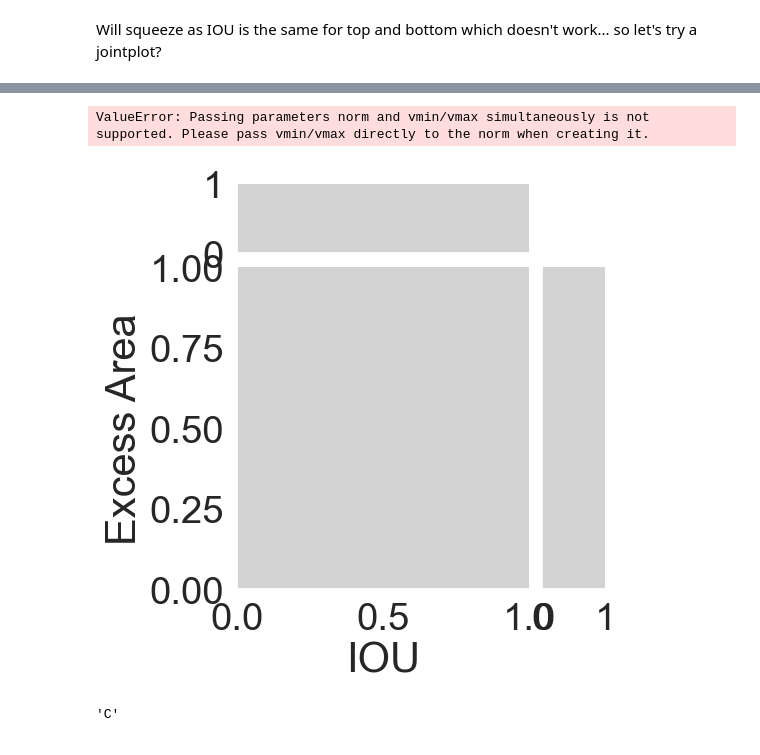
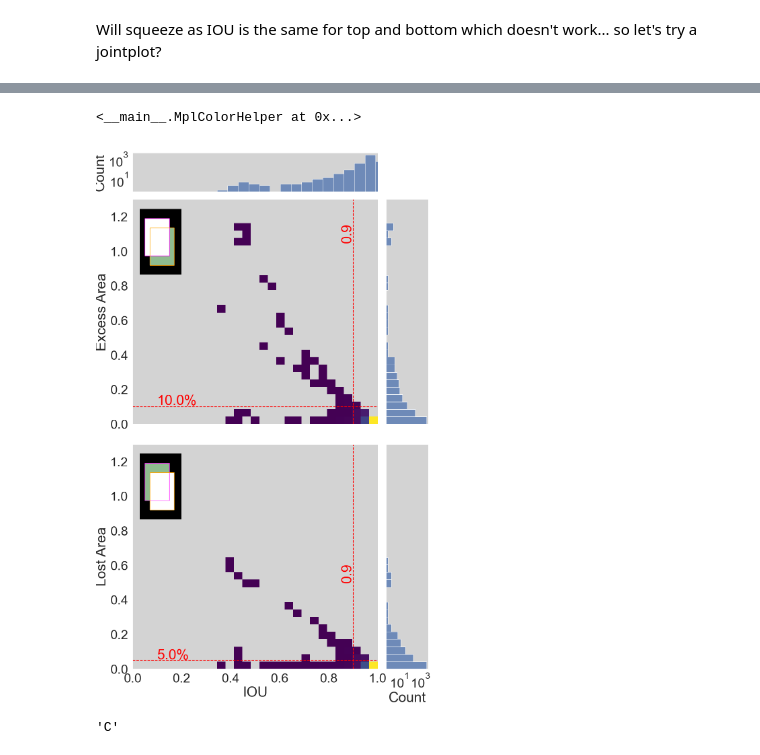
Before and after one commit to ReadingTimeMachine/digitization_at_high_localization, a Jupyter notebook: iou_vs_metrics_of_interest.ipynb, the cells around one changed output, grey strips where cells are left out. Cells and saved outputs as stored; diff of their text form; code cells hidden in the pictures.

```diff
--- a/iou_vs_metrics_of_interest.ipynb
+++ b/iou_vs_metrics_of_interest.ipynb
@@ -754,3 +770,7 @@ AttributeError: 'QuadMesh' object has no property 'log'
+# %%
+col.get_rgb(np.
+# %% [output]
+<__main__.MplColorHelper at 0x...>
 # %%
 #sns.jointplot?
 from matplotlib.colors import LogNorm, SymLogNorm
@@ -797,7 +817,7 @@ fill_col = 'darkseagreen' # fill in excess/loss regions
 ge = sns.jointplot(data=dfe, x="IOU", y="Excess Area", kind="hist", bins=nbins,
                    marginal_kws=dict(bins=nbins[1]),#, bins=30,
                    cmap='viridis',
-                  marginal_ticks=True,ratio=ratio, norm=LogNorm())
+                  marginal_ticks=True,ratio=ratio)#, norm=LogNorm())
 
 ge.ax_marg_x.set_yscale('log')
 ge.ax_marg_y.set_xscale('log')
@@ -871,7 +891,7 @@ ge.ax_joint.add_patch(rectf)
 gl = sns.jointplot(data=dfl, x="IOU", y="Lost Area", kind="hist", bins=nbins,
                    marginal_kws=dict(bins=nbins[1]), #bins=30,
                    cmap='viridis',
-                  marginal_ticks=True,ratio=ratio, cbar=True)
+                  marginal_ticks=True,ratio=ratio)#, cbar=True)
 #gl.ax_marg_y.set_yscale('log')
 gl.ax_marg_y.set_xscale('log')
 #gl.ax_marg_y.set_xlim(lims)
@@ -889,7 +909,7 @@ gl.ax_joint.text(0.1,yp+0.01*(y.max()-y.min()), str(round(yp*100,2))+'%',color=l
 gl.ax_joint.text(xp-0.05, 0.85*(y.max()-y.min()), str(round(xp,3)),color=lines_text_color,rotation=90)
 
 
-base = 4
+base = 8
 #fig = plt.figure(figsize=(base*1.1,base*2.1))
 fig = plt.figure(figsize=(base*1.3,base*2.1))
 gs = gridspec.GridSpec(2,1)
@@ -934,35 +954,34 @@ gl.ax_joint.add_patch(recttw)
 gl.ax_joint.add_patch(rectfw)
 
 # first
 x1e = x1t; x2e = x1f
 y1e = y1t; y2e = y2t
 recte1 = pt.Rectangle((x1e, y1e), x2e - x1e, y2e - y1e, linewidth=0, edgecolor=None,
                          facecolor=fill_col)
 gl.ax_joint.add_patch(recte1)
 # second
 x1e2 = x1f; x2e2 = x2t
 y1e2 = y2f; y2e2 = y2t
 recte2 = pt.Rectangle((x1e2, y1e2), x2e2 - x1e2, y2e2 - y1e2, linewidth=0, edgecolor=None,
                          facecolor=fill_col)
 gl.ax_joint.add_patch(recte2)
 # draw true/found boxes
 # then colors on top
 rectt = pt.Rectangle((x1t, y1t), x2t - x1t, y2t - y1t, linewidth=1, edgecolor=ctrue,
                          facecolor='none')
 gl.ax_joint.add_patch(rectt)
 #found
 rectf = pt.Rectangle((x1f, y1f), x2f - x1f, y2f - y1f, linewidth=1, edgecolor=cfound,
                          facecolor='none')
 gl.ax_joint.add_patch(rectf)
 
 gs.tight_layout(fig, rect=[-0.05, -0.03, 1, 1]) # for placing fig -- without colorbar
 
 
 
 plt.savefig(save_fig_name_base + 'defined_figs_squish2.pdf',bbox_inches="tight",pad_inches=0.25)
 # %% [output]
-ValueError: Passing parameters norm and vmin/vmax simultaneously is not supported. Please pass vmin/vmax directly to the norm when creating it.
-[figure, old version]
+[figure, new version]
 # %%
 cbar_ax = hexplot.fig.add_axes([.85, .25, .05, .4])  # x, y, width, height
 plt.colorbar(cax=cbar_ax)
```
Also changed, not shown: parts of 3 cells of this notebook.
